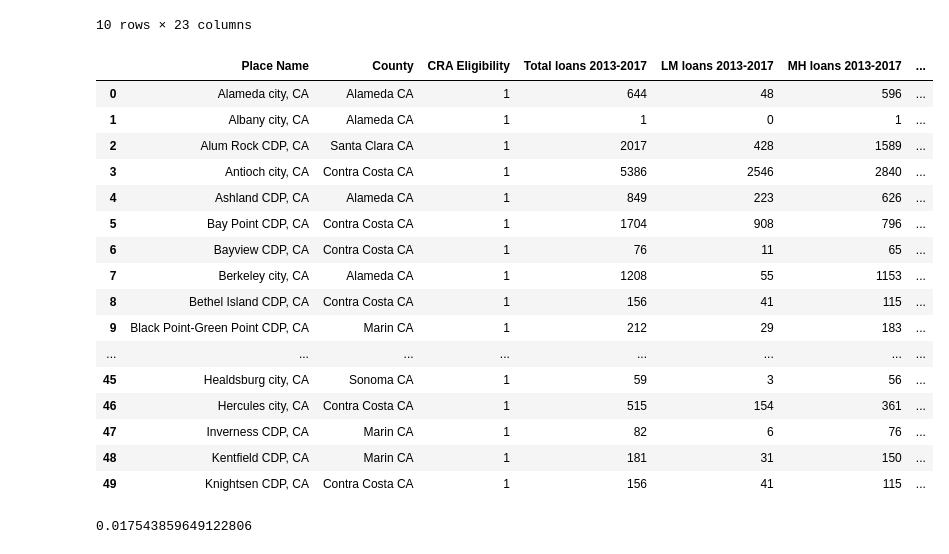
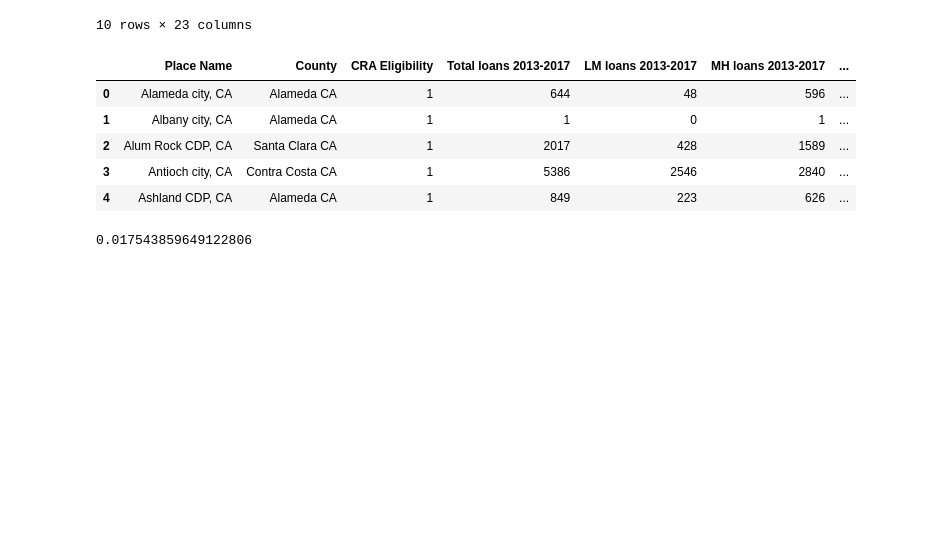
Before and after one commit to abaum1/communityreinvestmentact, a Jupyter notebook: scripts/MH loans in LM tracts.ipynb, the cells around one changed output. Drawn from its saved outputs; the diff is of its cells as text; code cells hidden in the pictures; blank space fills up the shorter version.

```diff
--- a/scripts/MH loans in LM tracts.ipynb
+++ b/scripts/MH loans in LM tracts.ipynb
@@ -92,35 +93,24 @@ recovery_places_LMI.head(10)
 # %%
 df_lol = []
 for place, place_df in recovery_places_LMI.groupby("Place name"):
     pct_LCTs_HIB = place_df["Loans to MH borrowers"].sum()/place_df["Total Loans"].sum()
 
     row_list = [place, place_df["County name"].iloc[0], place_df["CRA Eligible"].iloc[0], place_df["Total Loans"].sum(), place_df["Loans to LM borrowers"].sum(),
                 place_df["Loans to MH borrowers"].sum(), len(place_df["CRA Eligible"]), pct_LCTs_HIB]
     df_lol.append(row_list)
 
 
-data = pd.DataFrame(df_lol, columns=["Place Name", "County", "CRA Eligibility", "Total loans 2013-2017", "LM loans 2013-2017",
+recovery_loans_byincome_place = pd.DataFrame(df_lol, columns=["Place Name", "County", "CRA Eligibility", "Total loans 2013-2017", "LM loans 2013-2017",
     "MH loans 2013-2017", "LMI tracts", "pct loans to MH borrowers in LM tracts"])
-data.head(50)
-#data.to_csv("/Users/ameliabaum/Desktop/Amelia/CRA_Thesis/communityreinvestmentact/results/recovery_loans_byincome.csv", index=False)
+recovery_loans_byincome_place.head()
+#data.to_csv("/Users/ameliabaum/Desktop/Amelia/CRA_Thesis/communityreinvestmentact/results/recovery_loans_byincomeandplace.csv", index=False)
 # %% [output]
 |  | Place Name | County | CRA Eligibility | Total loans 2013-2017 | LM loans 2013-2017 | MH loans 2013-2017 | ... |
 | 0 | Alameda city, CA | Alameda CA | 1 | 644 | 48 | 596 | ... |
 | 1 | Albany city, CA | Alameda CA | 1 | 1 | 0 | 1 | ... |
 | 2 | Alum Rock CDP, CA | Santa Clara CA | 1 | 2017 | 428 | 1589 | ... |
 | 3 | Antioch city, CA | Contra Costa CA | 1 | 5386 | 2546 | 2840 | ... |
 | 4 | Ashland CDP, CA | Alameda CA | 1 | 849 | 223 | 626 | ... |
-| 5 | Bay Point CDP, CA | Contra Costa CA | 1 | 1704 | 908 | 796 | ... |
-| 6 | Bayview CDP, CA | Contra Costa CA | 1 | 76 | 11 | 65 | ... |
-| 7 | Berkeley city, CA | Alameda CA | 1 | 1208 | 55 | 1153 | ... |
-| 8 | Bethel Island CDP, CA | Contra Costa CA | 1 | 156 | 41 | 115 | ... |
-| 9 | Black Point-Green Point CDP, CA | Marin CA | 1 | 212 | 29 | 183 | ... |
-| ... | ... | ... | ... | ... | ... | ... | ... |
-| 45 | Healdsburg city, CA | Sonoma CA | 1 | 59 | 3 | 56 | ... |
-| 46 | Hercules city, CA | Contra Costa CA | 1 | 515 | 154 | 361 | ... |
-| 47 | Inverness CDP, CA | Marin CA | 1 | 82 | 6 | 76 | ... |
-| 48 | Kentfield CDP, CA | Marin CA | 1 | 181 | 31 | 150 | ... |
-| 49 | Knightsen CDP, CA | Contra Costa CA | 1 | 156 | 41 | 115 | ... |
 # %%
 len(data[data["pct loans to MH borrowers in LM tracts"] <= .50])/len(data)
 # %% [output]
```
Also changed, not shown: parts of 11 cells of this notebook, 15 other files.
